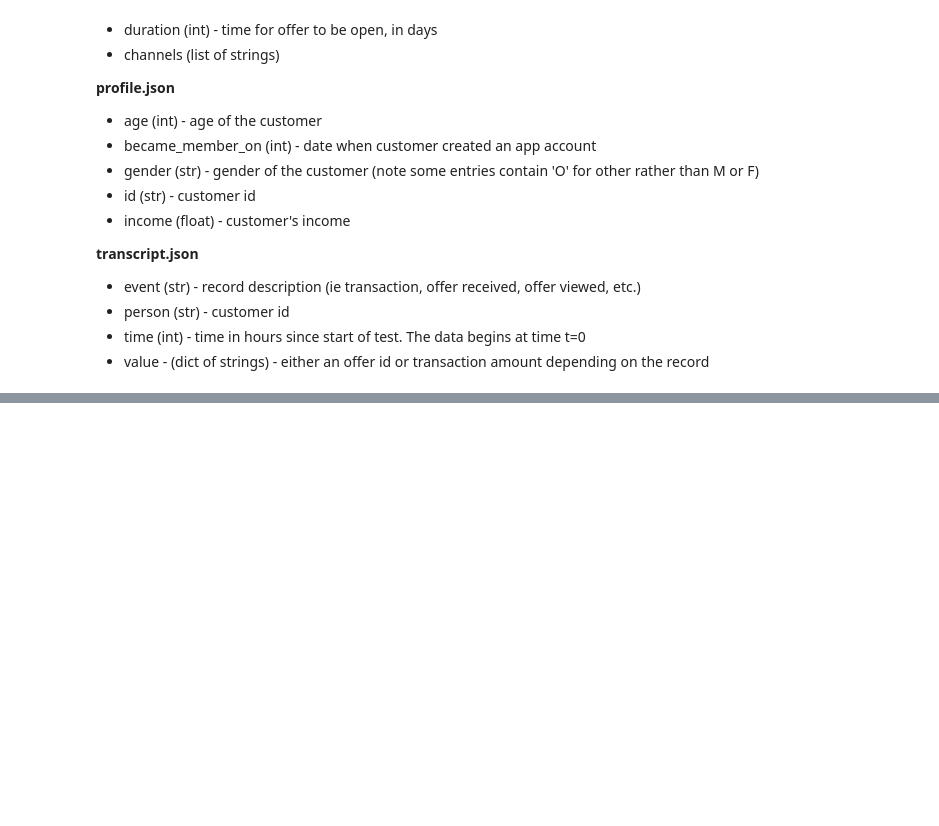
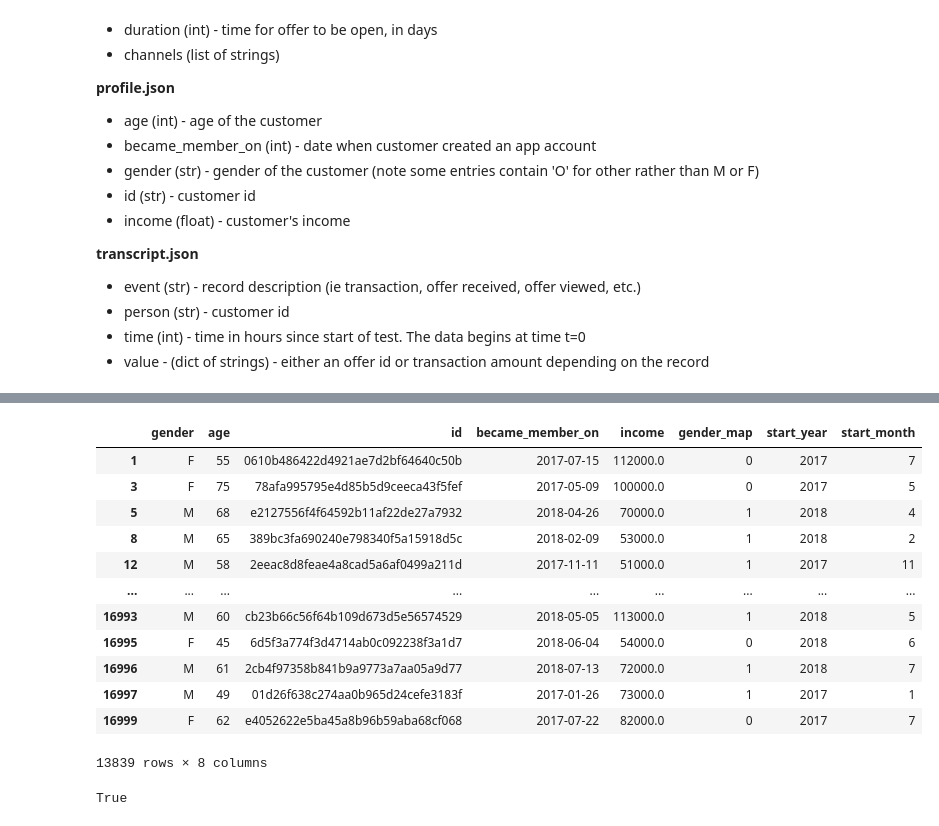
Before and after one commit to jose0628/Starbucks-Capstone-Challenge, a Jupyter notebook: Starbucks_Capstone_notebook.ipynb, the cells around one changed output, grey strips where cells are left out. Saved outputs shown, nothing was run; the diff lists cells and outputs as text; code cells hidden in the pictures; blank space fills up the shorter version.

```diff
--- a/Starbucks_Capstone_notebook.ipynb
+++ b/Starbucks_Capstone_notebook.ipynb
@@ -84,0 +364,36 @@ portfolio.head()
+# %%
+def transform_profile(df_profile):
+
+    df_profile = df_profile[df_profile['age'] < 81]
+    df_profile = df_profile.drop(df_profile[df_profile['age'].isnull()].index)
+    df_profile = df_profile.drop(df_profile[df_profile['gender'].isnull()].index)
+    df_profile['gender_map'] = df_profile['gender'].apply(lambda x: 1 if x == 'M' else 0)
+
+    df_profile['became_member_on'] = df_profile['became_member_on'].astype('str')
+    df_profile['became_member_on'] = df_profile['became_member_on'].astype('datetime64[ns]')
+    df_profile['start_year'] = df_profile['became_member_on'].dt.year
+    df_profile["start_month"] = df_profile['became_member_on'].dt.month
+
+    return df_profile
+
+df_profile_encoded = transform_profile(profile)
+df_profile_encoded
+# %% [output]
+|  | gender | age | id | became_member_on | income | gender_map | start_year | start_month |
+| 1 | F | 55 | 0610b486422d4921ae7d2bf64640c50b | 2017-07-15 | 112000.0 | 0 | 2017 | 7 |
+| 3 | F | 75 | 78afa995795e4d85b5d9ceeca43f5fef | 2017-05-09 | 100000.0 | 0 | 2017 | 5 |
+| 5 | M | 68 | e2127556f4f64592b11af22de27a7932 | 2018-04-26 | 70000.0 | 1 | 2018 | 4 |
+| 8 | M | 65 | 389bc3fa690240e798340f5a15918d5c | 2018-02-09 | 53000.0 | 1 | 2018 | 2 |
+| 12 | M | 58 | 2eeac8d8feae4a8cad5a6af0499a211d | 2017-11-11 | 51000.0 | 1 | 2017 | 11 |
+| ... | ... | ... | ... | ... | ... | ... | ... | ... |
+| 16993 | M | 60 | cb23b66c56f64b109d673d5e56574529 | 2018-05-05 | 113000.0 | 1 | 2018 | 5 |
+| 16995 | F | 45 | 6d5f3a774f3d4714ab0c092238f3a1d7 | 2018-06-04 | 54000.0 | 0 | 2018 | 6 |
+| 16996 | M | 61 | 2cb4f97358b841b9a9773a7aa05a9d77 | 2018-07-13 | 72000.0 | 1 | 2018 | 7 |
+| 16997 | M | 49 | 01d26f638c274aa0b965d24cefe3183f | 2017-01-26 | 73000.0 | 1 | 2017 | 1 |
+| 16999 | F | 62 | e4052622e5ba45a8b96b59aba68cf068 | 2017-07-22 | 82000.0 | 0 | 2017 | 7 |
+13839 rows × 8 columns
+# %%
+# Verify again that the user values in profile are unique
+df_profile_encoded['id'].is_unique
+# %% [output]
+True
```
Also changed, not shown: parts of 33 cells of this notebook, 2 other files.
